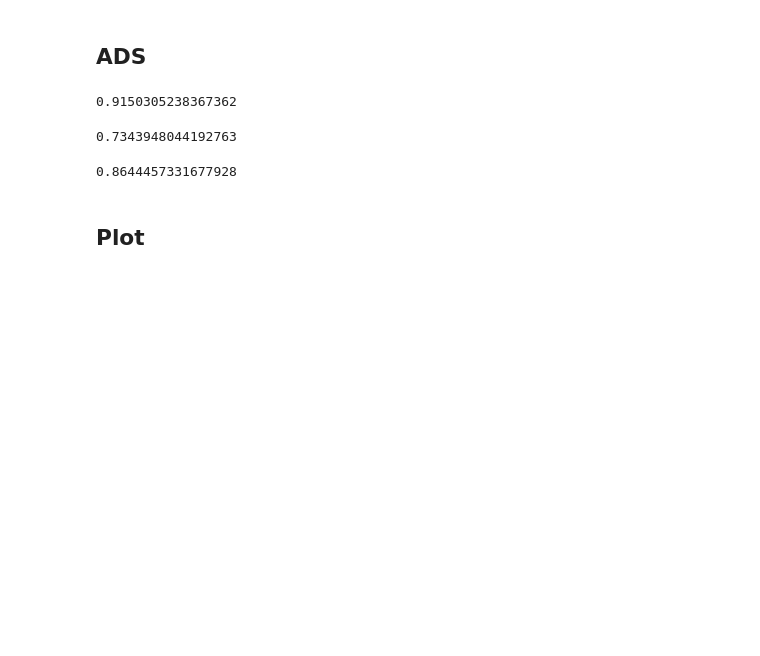
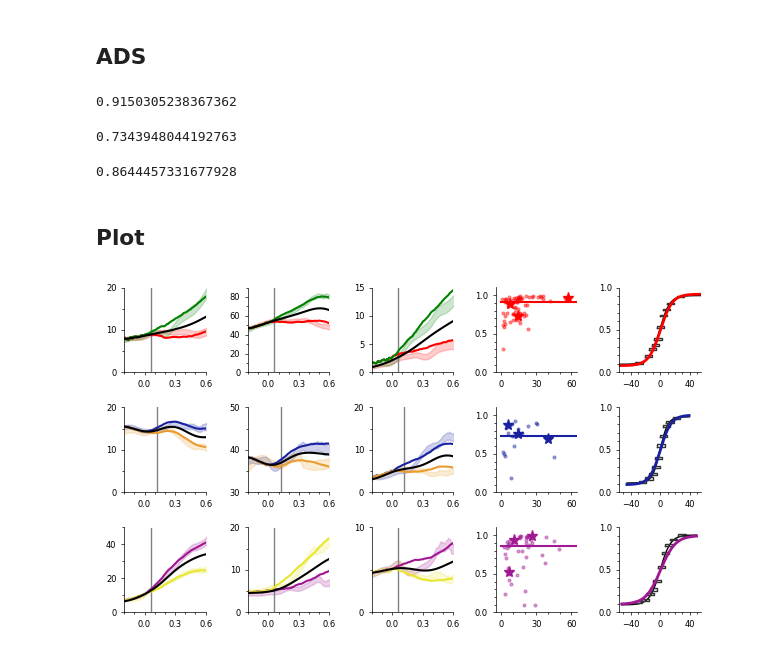
Before and after one commit to Brody-Lab/DePasquale-eLife-2024, a Jupyter notebook: notebooks/Fig2.ipynb, the cells around one changed output. Cells and saved outputs as stored; diff of their text form; code cells hidden in the pictures; blank space fills up the shorter version.

```diff
--- a/notebooks/Fig2.ipynb
+++ b/notebooks/Fig2.ipynb
@@ -538,31 +535,33 @@ ax[j].set_yticks(range(0, stop=1, length=3))
 ax[j].set_yticks(range(0, stop=1, length=11), minor=true)
 ax[j].set_xticks(range(-40, stop=40, length=3))
 ax[j].set_xticks(range(-50, stop=50, length=11), minor=true)
 ax[j].tick_params(which="minor", width=0.5, length=1.5)
 ax[j].set_ylim(0, 1)
 ax[j].set_xlim(-55, 55)
 
 j = 15
 ax[j].plot(x_STR, y_data_STR, label="data", color="black", linestyle="-", linewidth=1)
 ax[j].boxplot(CIs_data_STR, positions=LR_STR, widths=10, notch=false, showfliers=false, showcaps=false, whis=[25,75],
             manage_ticks=false, medianprops=Dict("linestyle" => "none"),
             boxprops=Dict("linestyle" => "-", "color" => [0.2, 0.2, 0.2]))
 ax[j].plot(x_STR, y_choice_joint_STR, label="joint", color="#A01892", linestyle="-",
     linewidth=2)
 ax[j].spines["right"].set_visible(false)
 ax[j].spines["top"].set_visible(false)
 ax[j].spines["bottom"].set_linewidth(0.5)
 ax[j].spines["left"].set_linewidth(0.5)
 ax[j].tick_params(width=0.5, length=2)
 ax[j].set_yticks(range(0, stop=1, length=3))
 ax[j].set_yticks(range(0, stop=1, length=11), minor=true)
 ax[j].set_xticks(range(-40, stop=40, length=3))
 ax[j].set_xticks(range(-50, stop=50, length=11), minor=true)
 ax[j].tick_params(which="minor", width=0.5, length=1.5)
 ax[j].set_ylim(0, 1)
 ax[j].set_xlim(-55, 55)
 
 tight_layout()
 display(gcf())
-close(gcf())
+#close(gcf())
 #PyPlot.savefig(joinpath(abspath(joinpath(pwd(), "..")), "figs/")*"Fig2.pdf")
+# %% [output]
+[figure, added]
```
Also changed, not shown: parts of 7 cells of this notebook, 21 other files.
